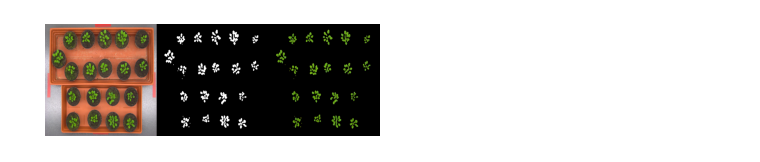
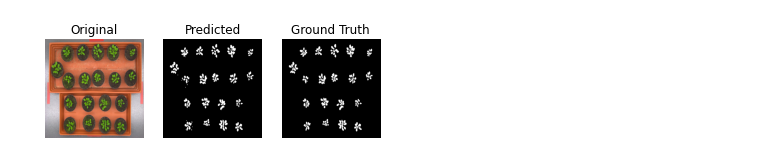
Before and after one commit to HenryLiangzy/COMP9517_Group, a Jupyter notebook: Unet_predict.ipynb, the cells around one changed output. Saved outputs shown, nothing was run; the diff lists cells and outputs as text; code cells hidden in the pictures.

```diff
--- a/Unet_predict.ipynb
+++ b/Unet_predict.ipynb
@@ -18,10 +18,29 @@ import random
 import cv2
 from random import shuffle
 
-"""# IoU metric
-The intersection over union (IoU) metric is a simple metric used to evaluate the performance of a segmentation algorithm. Given two masks $x_{true}, x_{pred}$ we evaluate
-$$IoU = \frac{y_{true} \cap y_{pred}}{y_{true} \cup y_{pred}}$$
-"""
+def IoU(img1, img2):
+  img1 = np.asarray(img1).astype(np.bool)
+  img2 = np.asarray(img2).astype(np.bool)
+
+  if img1.shape != img2.shape:
+    raise ValueError("Shape mismatch: img1 and img2 must have the same shape.")
+
+  intersection = np.logical_and(img1, img2)
+  union = np.logical_or(img1, img2)
+  iou_score = np.sum(intersection) / np.sum(union)
+  return iou_score
+
+def dice(img1, img2, empty_score=1.0):
+  img1 = np.asarray(img1).astype(np.bool)
+  img2 = np.asarray(img2).astype(np.bool)
+
+  if img1.shape != img2.shape:
+    raise ValueError("Shape mismatch: img1 and img2 must have the same shape.")
+
+  img_sum = img1.sum() + img2.sum()
+  intersection = np.logical_and(img1, img2)
+  dice_score = 2.*np.sum(intersection) / img_sum
+  return dice_score
 
 def mean_iou(y_true, y_pred):
     yt0 = y_true[:,:,:,0]
@@ -81,26 +100,56 @@ def unet(sz = (256, 256, 3)):
 
 model = unet()
 
-model.load_weights('/content/drive/My Drive/project/weights.h5')
+model.load_weights('/content/drive/My Drive/CV_project/weights.h5')
 
 """## Prediction"""
 
-raw = Image.open('/content/drive/My Drive/myimage.png')
-raw = np.array(raw.resize((256, 256)))/255.
-raw = raw[:,:,0:3]
+predict_files=[]
+fg_files=[]
+for file in os.listdir('/content/drive/My Drive/CV_project/predicts'):
+  if file.endswith('rgb.png'):
+    predict_files.append('/content/drive/My Drive/CV_project/predicts/'+file)
+  elif file.endswith('fg.png'):
+    fg_files.append('/content/drive/My Drive/CV_project/predicts/'+file)
 
-#predict the mask
-pred = model.predict(np.expand_dims(raw, 0))
+predict_files.sort()
+fg_files.sort()
 
-#mask post-processing
-msk  = pred.squeeze()
-msk = np.stack((msk,)*3, axis=-1)
-msk[msk >= 0.5] = 1
-msk[msk < 0.5] = 0
+for i in range(len(predict_files)):
+  raw = Image.open(predict_files[i])
+  raw = np.array(raw.resize((256, 256)))/255.
+  raw = raw[:,:,0:3]
 
-#show the mask and the segmented image
-combined = np.concatenate([raw, msk, raw* msk], axis = 1)
-plt.axis('off')
-plt.imshow(combined)
-plt.show()
+  GT = Image.open(fg_files[i])
+  GT = np.array(GT.resize((256, 256)))
+
+  #predict the mask
+  pred = model.predict(np.expand_dims(raw, 0))
+
+  #mask post-processing
+  msk  = pred.squeeze()
+  msk[msk >= 0.5] = 1
+  msk[msk < 0.5] = 0
+
+  #show dice similarity coefficient
+  print(f'Dice Similarity Coefficient: {dice(msk,GT)}')
+  #show IoU score
+  print(f'Intersection over Union Score: {IoU(msk,GT)}')
+
+  #show and save original, prediction and ground truth:
+  fig = plt.figure()
+  original = fig.add_subplot(131)
+  original.imshow(raw)
+  predicted = fig.add_subplot(132)
+  predicted.imshow(msk,cmap='gray')
+  ground_truth = fig.add_subplot(133)
+  ground_truth.imshow(GT,cmap='gray')
+  original.title.set_text('Original')
+  original.axis('off')
+  predicted.title.set_text('Predicted')
+  predicted.axis('off')
+  ground_truth.title.set_text('Ground Truth')
+  ground_truth.axis('off')
+  fig.savefig(predict_files[i][:-7]+'predict'+'.png')
+  plt.show()
 # %% [output]
@@ -107 +159 @@ plt.show()
-[figure, old version]
+[figure, new version]
```
Also changed, not shown: parts of 1 cell of this notebook.
